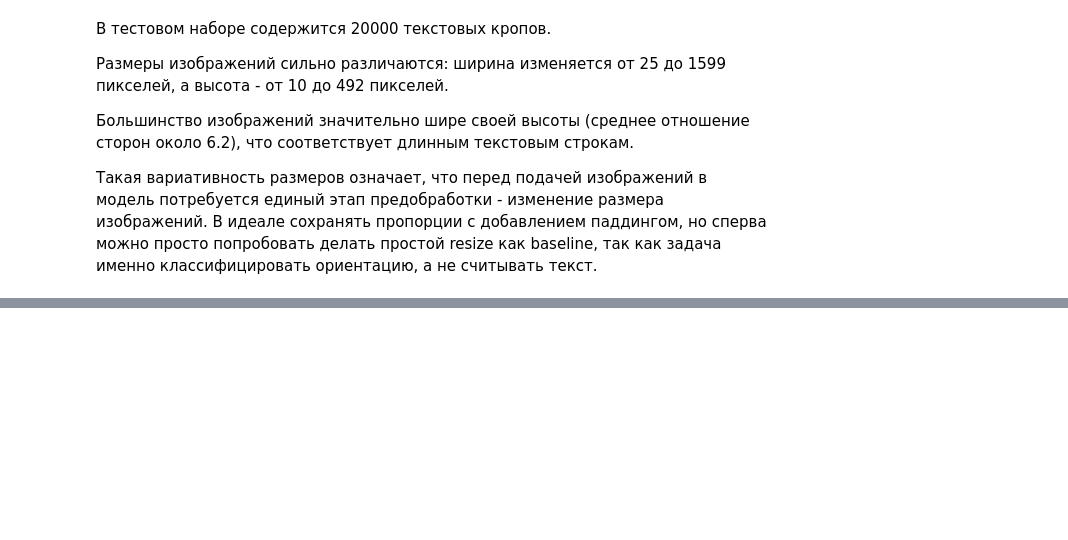
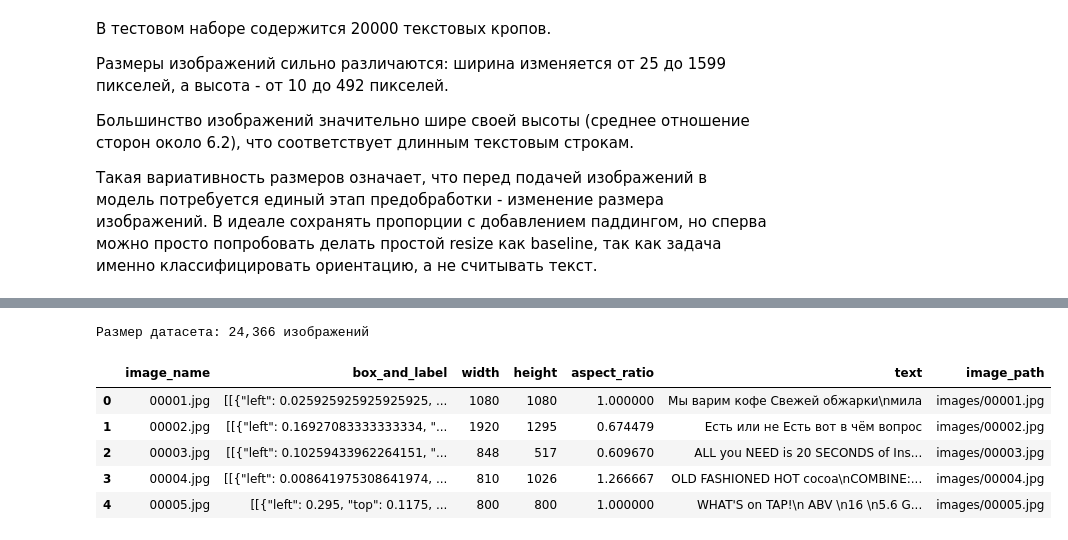
Before and after one commit to villerbond/avito-text-orientation, a Jupyter notebook: notebooks/solution.ipynb, the cells around one changed output, grey strips where cells are left out. Cells and saved outputs as stored; diff of their text form; code cells hidden in the pictures; blank space fills up the shorter version.

```diff
--- a/notebooks/solution.ipynb
+++ b/notebooks/solution.ipynb
@@ -143,0 +225,14 @@ Ratio : min=0.72, max=49.67, mean=6.22
+# %%
+real_df = pd.read_csv(REAL_DIR / "info.csv")
+
+print(f"Размер датасета: {real_df.shape[0]:,} изображений")
+
+real_df.head()
+# %% [output]
+Размер датасета: 24,366 изображений
+|  | image_name | box_and_label | width | height | aspect_ratio | text | image_path |
+| 0 | 00001.jpg | [[{"left": 0.025925925925925925, ... | 1080 | 1080 | 1.000000 | Мы варим кофе Свежей обжарки\nмила | images/00001.jpg |
+| 1 | 00002.jpg | [[{"left": 0.16927083333333334, "... | 1920 | 1295 | 0.674479 | Есть или не Есть вот в чём вопрос | images/00002.jpg |
+| 2 | 00003.jpg | [[{"left": 0.10259433962264151, "... | 848 | 517 | 0.609670 | ALL you NEED is 20 SECONDS of Ins... | images/00003.jpg |
+| 3 | 00004.jpg | [[{"left": 0.008641975308641974, ... | 810 | 1026 | 1.266667 | OLD FASHIONED HOT cocoa\nCOMBINE:... | images/00004.jpg |
+| 4 | 00005.jpg | [[{"left": 0.295, "top": 0.1175, ... | 800 | 800 | 1.000000 | WHAT'S on TAP!\n ABV \n16 \n5.6 G... | images/00005.jpg |
```
Also changed, not shown: parts of 29 cells of this notebook.
